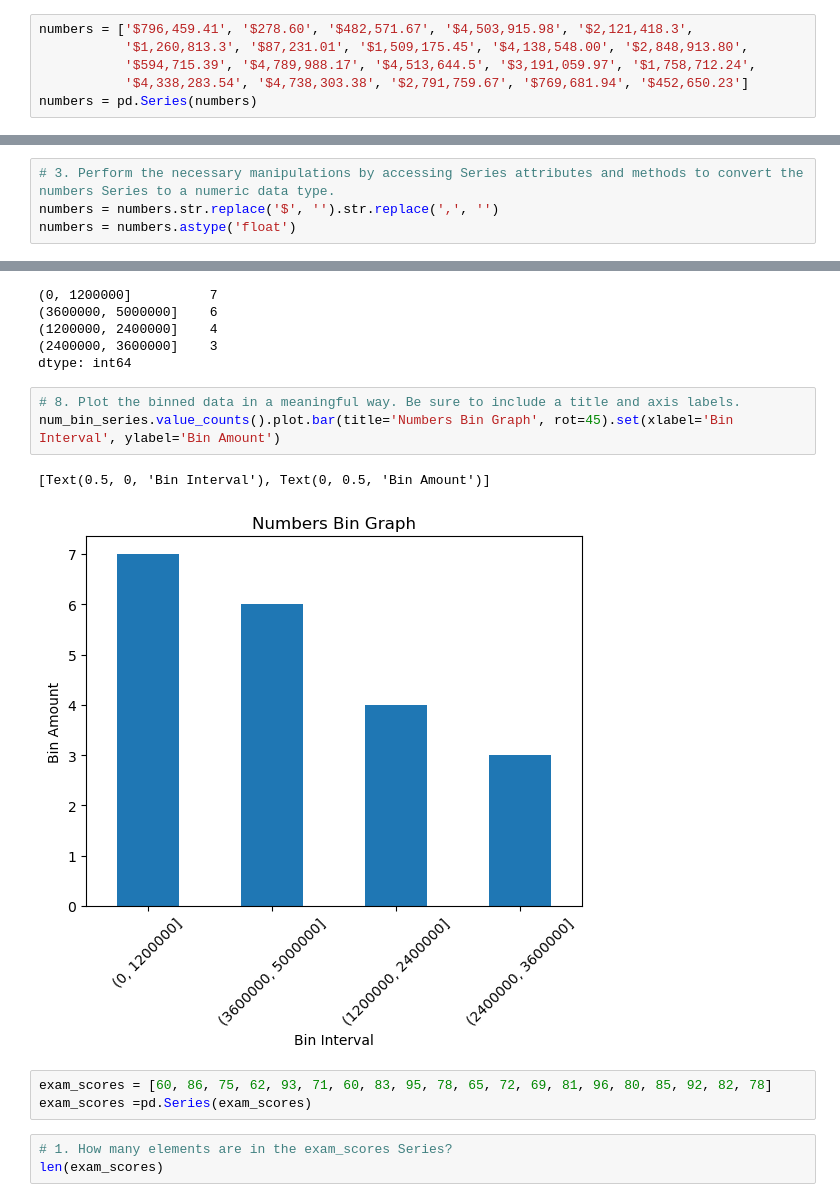
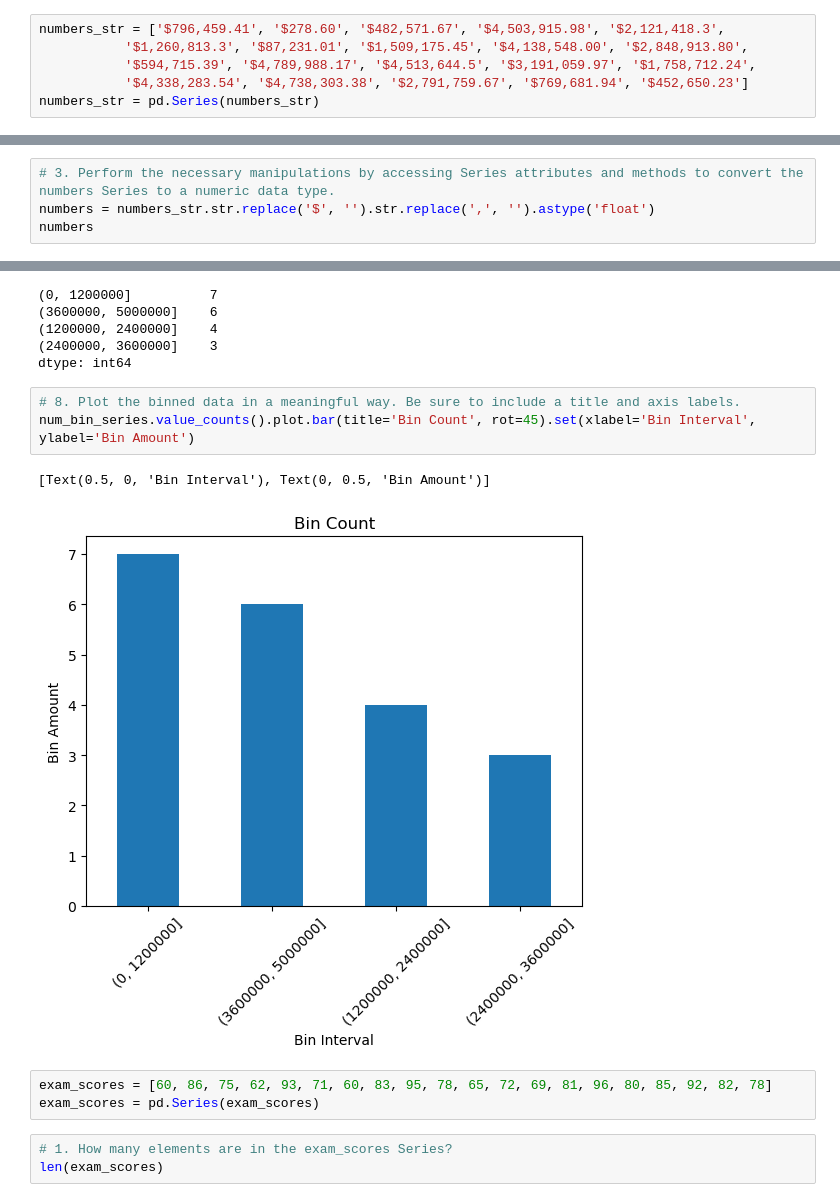
Before and after one commit to ihcrane/data-science-libraries, a Jupyter notebook: panda_series.ipynb, the cells around one changed output, grey strips where cells are left out. Saved outputs shown, nothing was run; the diff lists cells and outputs as text.

```diff
--- a/panda_series.ipynb
+++ b/panda_series.ipynb
@@ -272,8 +275,8 @@ most_common_letters.plot.bar(title='Most Common letters',rot=0)
 # %%
-numbers = ['$796,459.41', '$278.60', '$482,571.67', '$4,503,915.98', '$2,121,418.3',
+numbers_str = ['$796,459.41', '$278.60', '$482,571.67', '$4,503,915.98', '$2,121,418.3',
            '$1,260,813.3', '$87,231.01', '$1,509,175.45', '$4,138,548.00', '$2,848,913.80',
            '$594,715.39', '$4,789,988.17', '$4,513,644.5', '$3,191,059.97', '$1,758,712.24',
            '$4,338,283.54', '$4,738,303.38', '$2,791,759.67', '$769,681.94', '$452,650.23']
-numbers = pd.Series(numbers)
+numbers_str = pd.Series(numbers_str)
 # %%
 # 1. What is the data type of the numbers Series?
@@ -287,5 +290,5 @@ len(numbers)
 20
 # %%
 # 3. Perform the necessary manipulations by accessing Series attributes and methods to convert the numbers Series to a numeric data type.
-numbers = numbers.str.replace('$', '').str.replace(',', '')
-numbers = numbers.astype('float')
+numbers = numbers_str.str.replace('$', '').str.replace(',', '').astype('float')
+numbers
@@ -317,13 +337,13 @@ num_bin_series.value_counts()
 dtype: int64
 # %%
 # 8. Plot the binned data in a meaningful way. Be sure to include a title and axis labels.
-num_bin_series.value_counts().plot.bar(title='Numbers Bin Graph', rot=45).set(xlabel='Bin Interval', ylabel='Bin Amount')
+num_bin_series.value_counts().plot.bar(title='Bin Count', rot=45).set(xlabel='Bin Interval', ylabel='Bin Amount')
 # %% [output]
 [Text(0.5, 0, 'Bin Interval'), Text(0, 0.5, 'Bin Amount')]
-[figure, old version]
+[figure, new version]
 # %%
 exam_scores = [60, 86, 75, 62, 93, 71, 60, 83, 95, 78, 65, 72, 69, 81, 96, 80, 85, 92, 82, 78]
-exam_scores =pd.Series(exam_scores)
+exam_scores = pd.Series(exam_scores)
 # %%
 # 1. How many elements are in the exam_scores Series?
 len(exam_scores)
```
Also changed, not shown: parts of 15 cells of this notebook, 1 other file.
